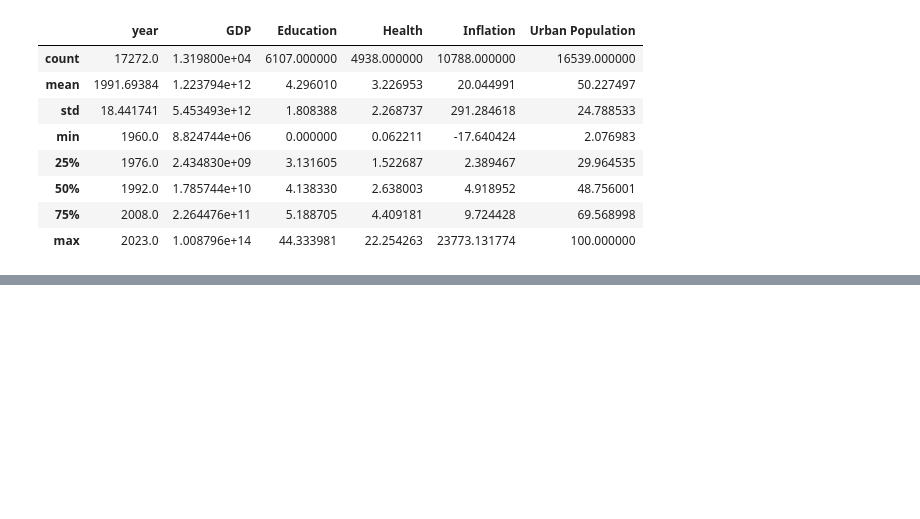
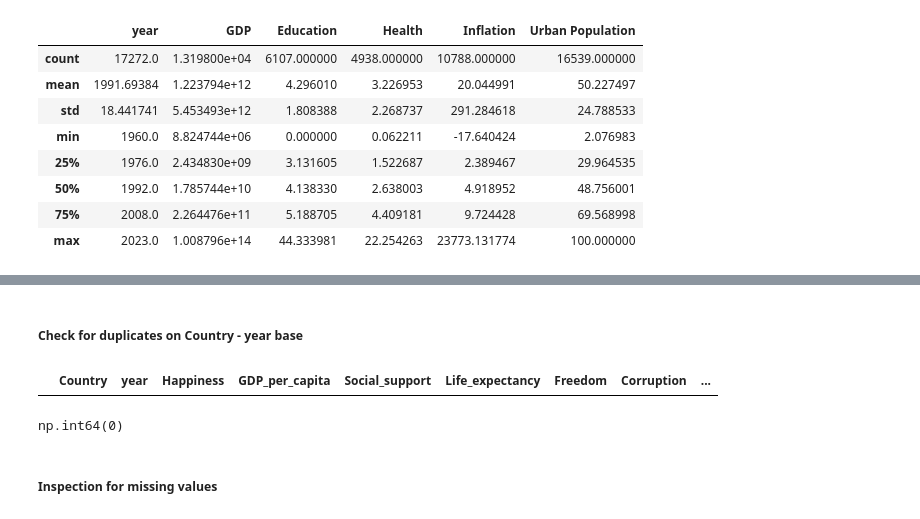
Before and after one commit to mnemtserov/data-science-project, a Jupyter notebook: data_science_project.ipynb, the cells around one changed output, grey strips where cells are left out. Drawn from its saved outputs; the diff is of its cells as text; code cells hidden in the pictures; blank space fills up the shorter version.

```diff
--- a/data_science_project.ipynb
+++ b/data_science_project.ipynb
@@ -627,0 +735,14 @@ memory usage: 961.6+ KB
+# %% [markdown]
+##### Check for duplicates on Country - year base
+# %%
+dups = full_df.duplicated(subset=["Country", "year"], keep=False)
+full_df[dups].sort_values(["Country", "year"]).head()
+# %% [output]
+|  | Country | year | Happiness | GDP_per_capita | Social_support | Life_expectancy | Freedom | Corruption | ... |
+# %%
+# check for duplicates
+dups.sum()
+# %% [output]
+np.int64(0)
+# %% [markdown]
+##### Inspection for missing values
```
Also changed, not shown: parts of 26 cells of this notebook.
